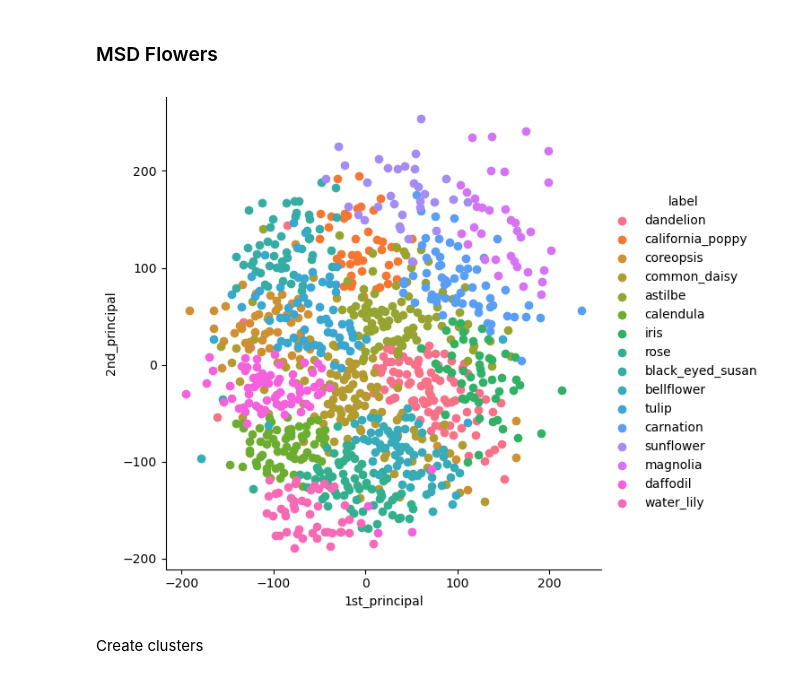
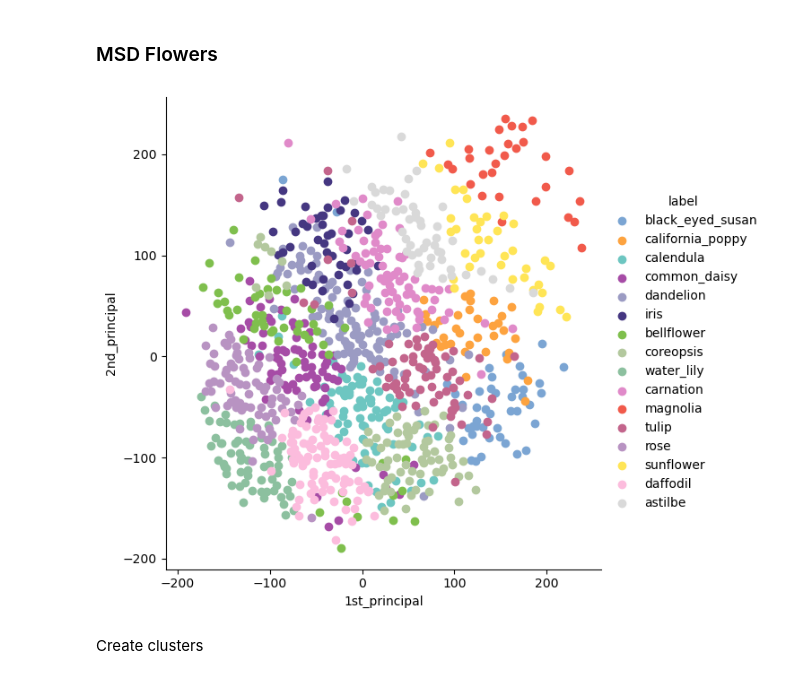
Before and after one commit to afrincon2/Computational_linear_algebra, a Jupyter notebook: Flores_analysis.ipynb, the cells around one changed output. Cells and saved outputs as stored; diff of their text form; code cells hidden in the pictures.

```diff
--- a/Flores_analysis.ipynb
+++ b/Flores_analysis.ipynb
@@ -119,9 +117,10 @@ pca_data = pca.fit_transform(standardized_data)
 # attaching the label for each 2-d data point
 pca_data = np.vstack((pca_data.T, matrix[:,1])).T
 # pca_reduced will contain the 2-d projects of simple data
+my_palette = {"iris": "#453781", "tulip": "#c3658c", "rose":"#b893c2","california_poppy":"#fda33f","black_eyed_susan":"#7ba5d3","dandelion":"#9b9bc3", "calendula":"#6dc6c1","astilbe":"#d9d9d9","daffodil":"#fcbcdd","sunflower":"#ffe556","common_daisy":"#a64ca6","coreopsis":"#b3c89e","magnolia":"#f15a4b","bellflower":"#7fbf4d","carnation":"#e08ac9","water_lily":"#8cc09f"}
 print("shape of pca_reduced.shape = ", pca_data.shape)
 pca_df = pd.DataFrame(data=pca_data, columns=("1st_principal", "2nd_principal", "label"))
-sn.FacetGrid(pca_df, hue="label", size=6).map(plt.scatter, '1st_principal', '2nd_principal').add_legend()
+sn.FacetGrid(pca_df, hue="label", size=6, palette=my_palette).map(plt.scatter, '1st_principal', '2nd_principal').add_legend()
 plt.title("Two Principal components")
 plt.show()
 # %% [output]
@@ -159,10 +158,10 @@ X_transformed = embedding.fit_transform(standardized_data)
 X_transformed = np.vstack((X_transformed.T, median_values.index[labels])).T
 # %%
 mds_df = pd.DataFrame(data=X_transformed, columns=("1st_principal", "2nd_principal", "label"))
-sn.FacetGrid(mds_df, hue="label", size=6).map(plt.scatter, '1st_principal', '2nd_principal').add_legend()
+sn.FacetGrid(mds_df, hue="label", size=6,palette=my_palette).map(plt.scatter, '1st_principal', '2nd_principal').add_legend()
 plt.show()
 # %% [output]
-[figure, old version]
+[figure, new version]
 # %% [markdown]
 Create clusters
 # %%
```
Also changed, not shown: parts of 10 cells of this notebook, 1 other file.
